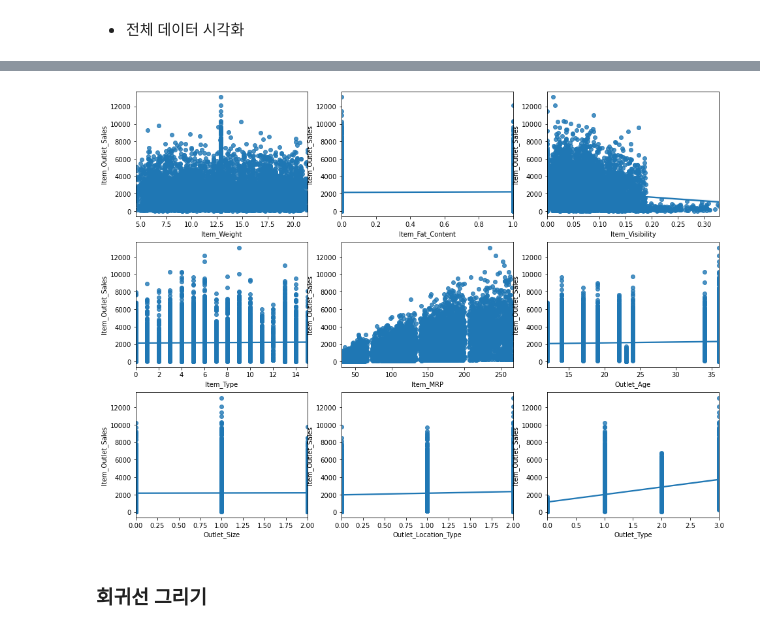
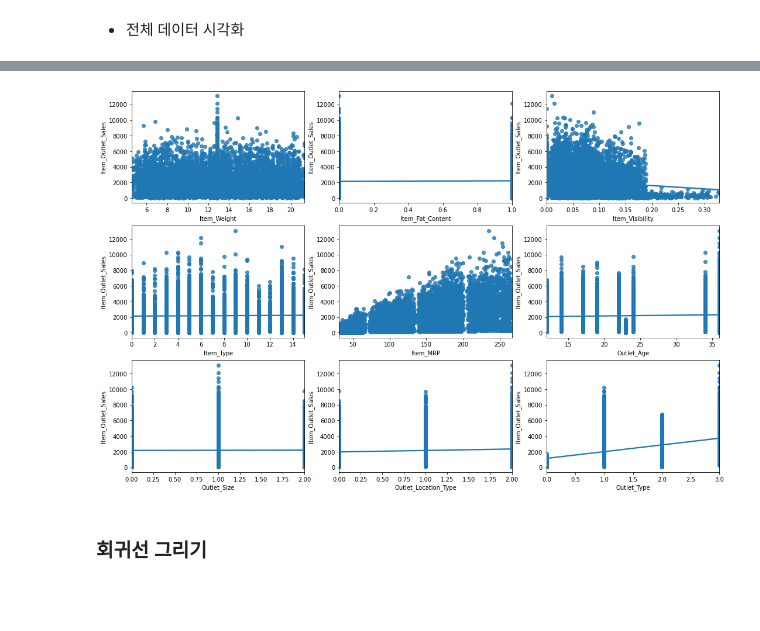
Before and after one commit to 1unasy/MachineLearning-2021-12, a Jupyter notebook: 04.회귀/07.과제_Bigmart_Sales_Prediction.ipynb, the cells around one changed output, grey strips where cells are left out. Saved outputs shown, nothing was run; the diff lists cells and outputs as text; code cells hidden in the pictures; blank space fills up the shorter version.

```diff
--- a/04.회귀/07.과제_Bigmart_Sales_Prediction.ipynb
+++ b/04.회귀/07.과제_Bigmart_Sales_Prediction.ipynb
@@ -146,12 +146,12 @@ df.head(3)
 | 1 | 5.92 | 1 | 0.019278 | 14 | 48.2692 | 12 | 1 | ... |
 | 2 | 17.50 | 0 | 0.016760 | 10 | 141.6180 | 22 | 1 | ... |
 # %%
-_, axs = plt.subplots(nrows=3, ncols=3, figsize=(16,12))
+_, axs = plt.subplots(nrows=3, ncols=3, figsize=(18,12))
 for i, feature in enumerate(df.columns[:-1]):
     row, col = i//3, i%3
     sns.regplot(x=feature, y='Item_Outlet_Sales', data=df, ax=axs[row][col])
 # %% [output]
-[figure, old version]
+[figure, new version]
 # %% [markdown]
 ### 회귀선 그리기
 # %% [markdown]
```
Also changed, not shown: parts of 5 cells of this notebook.
